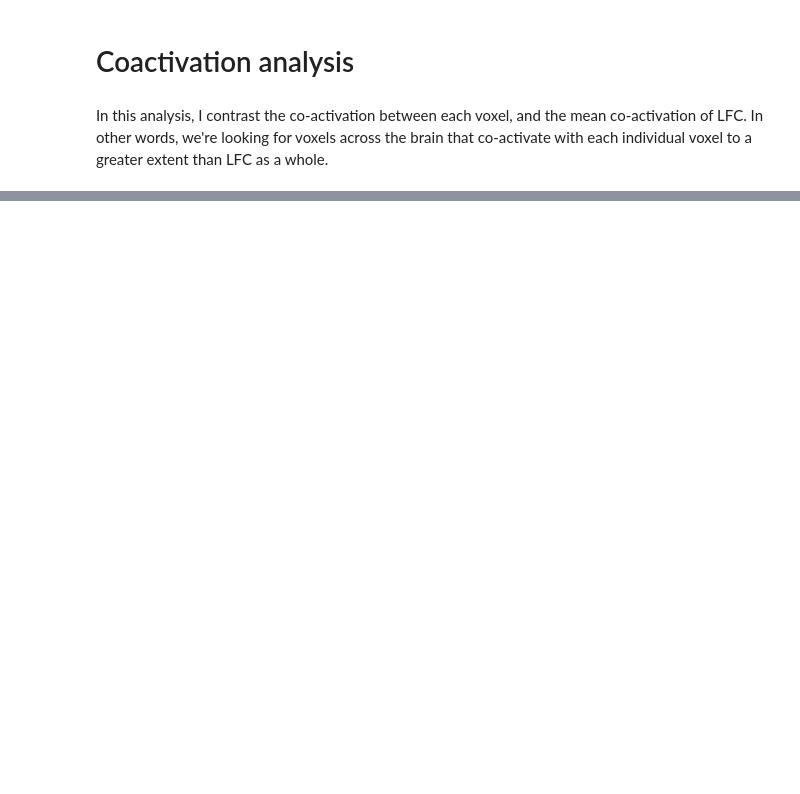
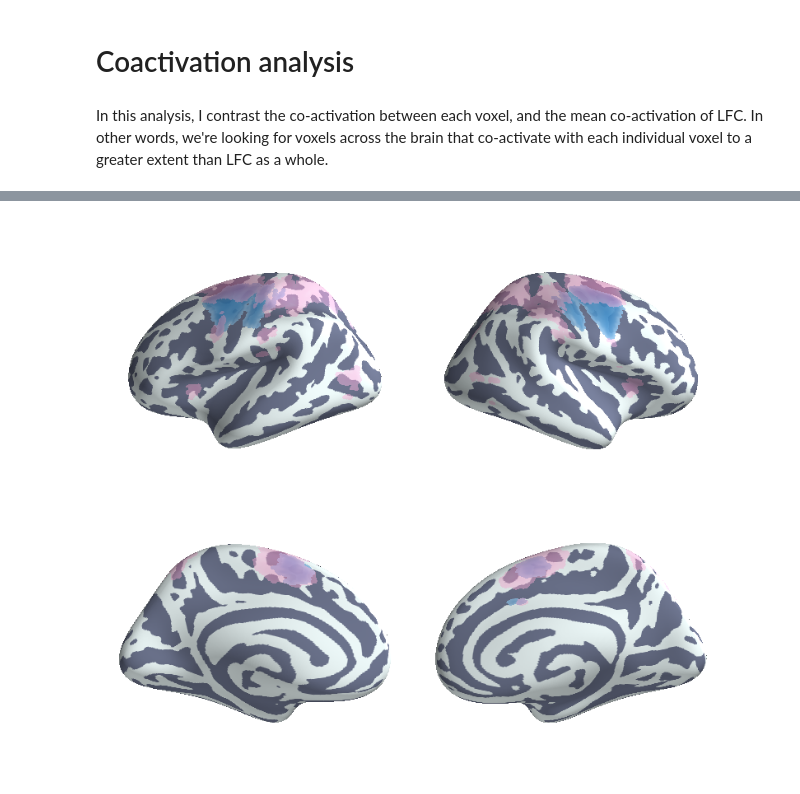
Before and after one commit to adelavega/neurosynth-lfc, a Jupyter notebook: Coactivation.ipynb, the cells around one changed output, grey strips where cells are left out. Cells and saved outputs as stored; diff of their text form; code cells hidden in the pictures; blank space fills up the shorter version.

```diff
--- a/Coactivation.ipynb
+++ b/Coactivation.ipynb
@@ -21,0 +51,4 @@ KeyError: 'pFgA_z_FDR_0.01'
+# %%
+Image('plots/motor_coactivation.png')
+# %% [output]
+[figure, added]
```
Also changed, not shown: parts of 18 cells of this notebook, 10 other files.
